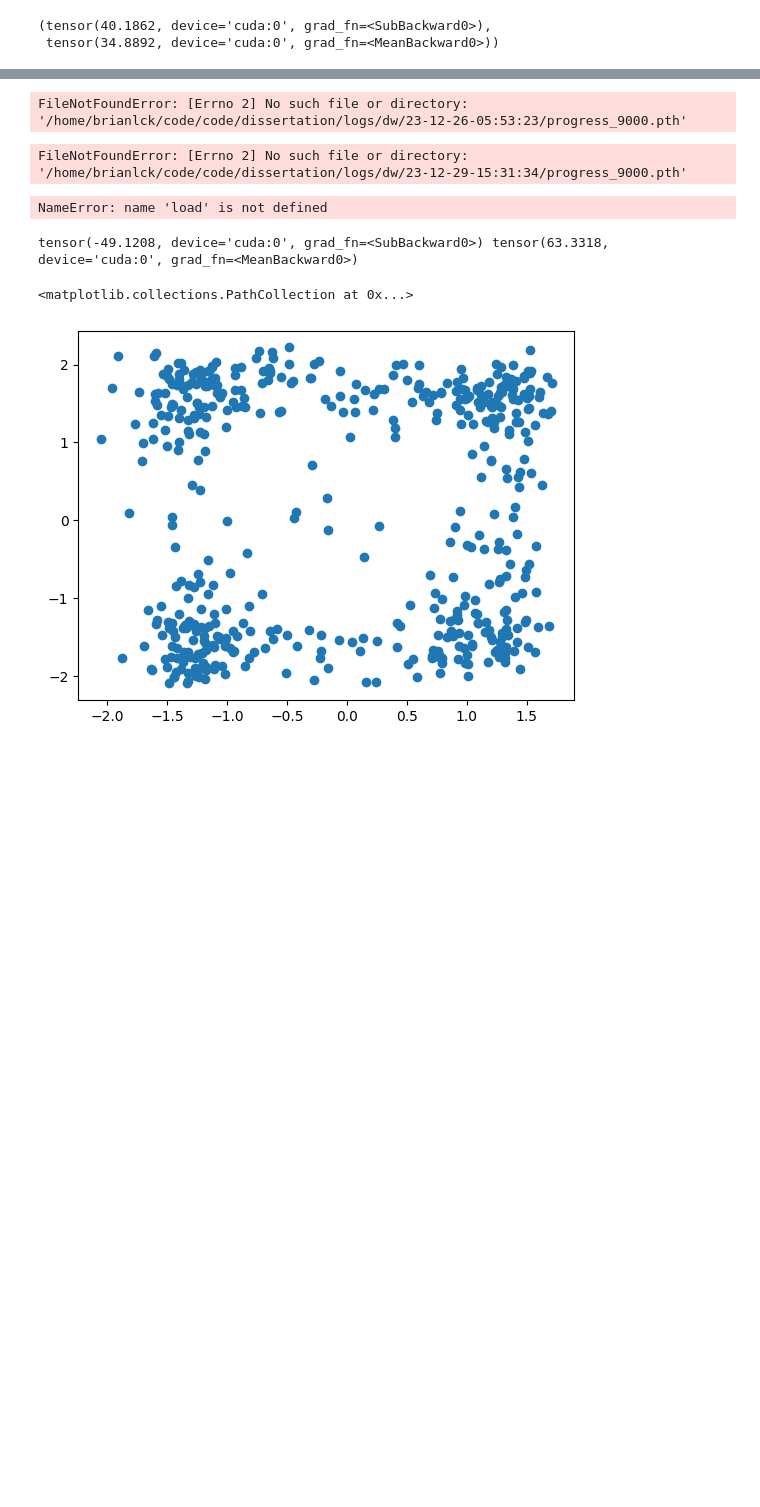
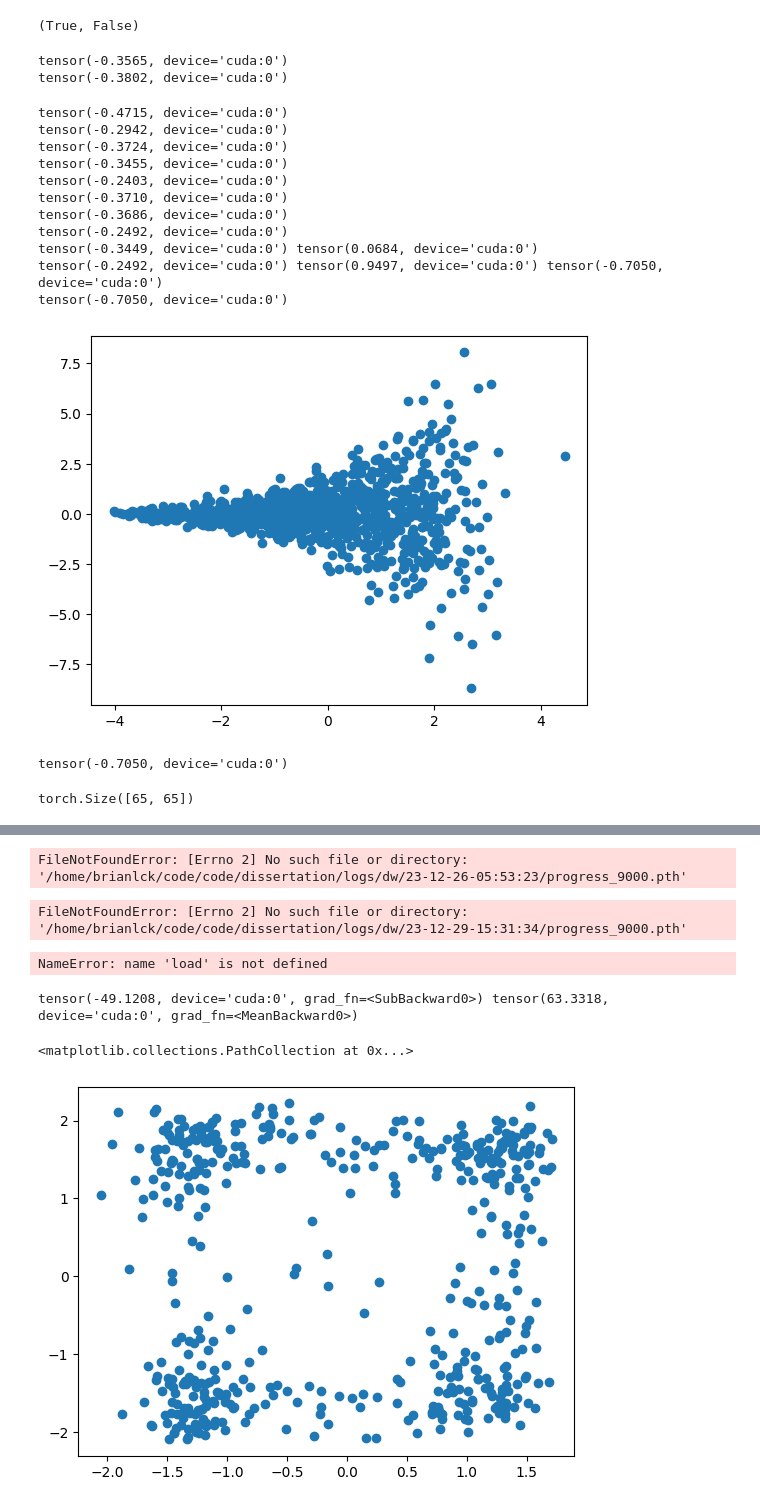
Before and after one commit to brianlck/dissertation, a Jupyter notebook: inspect.ipynb, the cells around one changed output, grey strips where cells are left out. Cells and saved outputs as stored; diff of their text form; code cells hidden in the pictures; blank space fills up the shorter version.

```diff
--- a/inspect.ipynb
+++ b/inspect.ipynb
@@ -11,19 +12,66 @@ INFO:2024-01-09 21:30:05 987927:987927 init.cpp:158] If you see CUPTI_ERROR_INSU
+# %%
+x.requires_grad, y.requires_grad
+# %% [output]
+(True, False)
 # %%
 def load(path):
     hparam = path + "/hparam.yaml"
     config = yaml.safe_load(open(hparam))
-    sampler, optim, scheduler = setup(config)
+    config["loss_fn"] = "reverse-kl"
+
+    sampler, optim, scheduler, _ = setup(config)
 
     progress = torch.load(f"{path}/progress_9000.pth")
+    progress["sampler"]["ln_z"] = torch.tensor(0.0)
     sampler.load_state_dict(progress["sampler"])
-    optim.load_state_dict(progress["optim"])
+    # optim.load_state_dict(progress["optim"])
 
-    return config, sampler, optim
+    return config, sampler
-# %%
-config, sampler, optim = load("/home/brianlck/code/code/dissertation/logs/dw/24-01-09-15:59:30")
-samples = sampler.sample(1000, loss_fn="var", correct=False, repel=False, a=1.0)
-config['loss_fn'], config['repel']
-samples.ln_z, samples.elbo,
-# %% [output]
-(tensor(40.1862, device='cuda:0', grad_fn=<SubBackward0>),
- tensor(34.8892, device='cuda:0', grad_fn=<MeanBackward0>))
+# %%
+torch.set_default_device('cuda')
+
+
+config, sampler,= load("/home/brianlck/code/code/dissertation/logs/funnel/24-01-23-20:30:44")
+
+
+with torch.no_grad():
+    sampler.eval()
+
+    g = []
+    for i in range(10):
+        samples = sampler.sample(1000, repel=False, repel_percentage=1.0)
+        samples = sampler.evaluate(samples)
+        print(samples.ln_z)
+        g.append(samples.ln_z)
+
+    print(torch.tensor(g).mean(), torch.tensor(g).std())
+
+    print(samples.ln_z, samples.ln_rnd.std(), samples.elbo)
+    plt.scatter(samples.particles[:, 0].detach().cpu().numpy(), samples.particles[:, 2].detach().cpu().numpy())
+    print(samples.ln_rnd.mean())
+# %% [output]
+tensor(-0.3565, device='cuda:0')
+tensor(-0.3802, device='cuda:0')
+tensor(-0.4715, device='cuda:0')
+tensor(-0.2942, device='cuda:0')
+tensor(-0.3724, device='cuda:0')
+tensor(-0.3455, device='cuda:0')
+tensor(-0.2403, device='cuda:0')
+tensor(-0.3710, device='cuda:0')
+tensor(-0.3686, device='cuda:0')
+tensor(-0.2492, device='cuda:0')
+tensor(-0.3449, device='cuda:0') tensor(0.0684, device='cuda:0')
+tensor(-0.2492, device='cuda:0') tensor(0.9497, device='cuda:0') tensor(-0.7050, device='cuda:0')
+tensor(-0.7050, device='cuda:0')
+[figure, added]
+# %%
+print(samples.elbo)
+# %% [output]
+tensor(-0.7050, device='cuda:0')
+# %%
+from cmcd.loss_fn import SubtrajectoryBalance
+
+
+loss_fn = SubtrajectoryBalance(config['n_bridges'])
+# %% [output]
+torch.Size([65, 65])
```
Also changed, not shown: parts of 9 cells of this notebook, 16 other files.
